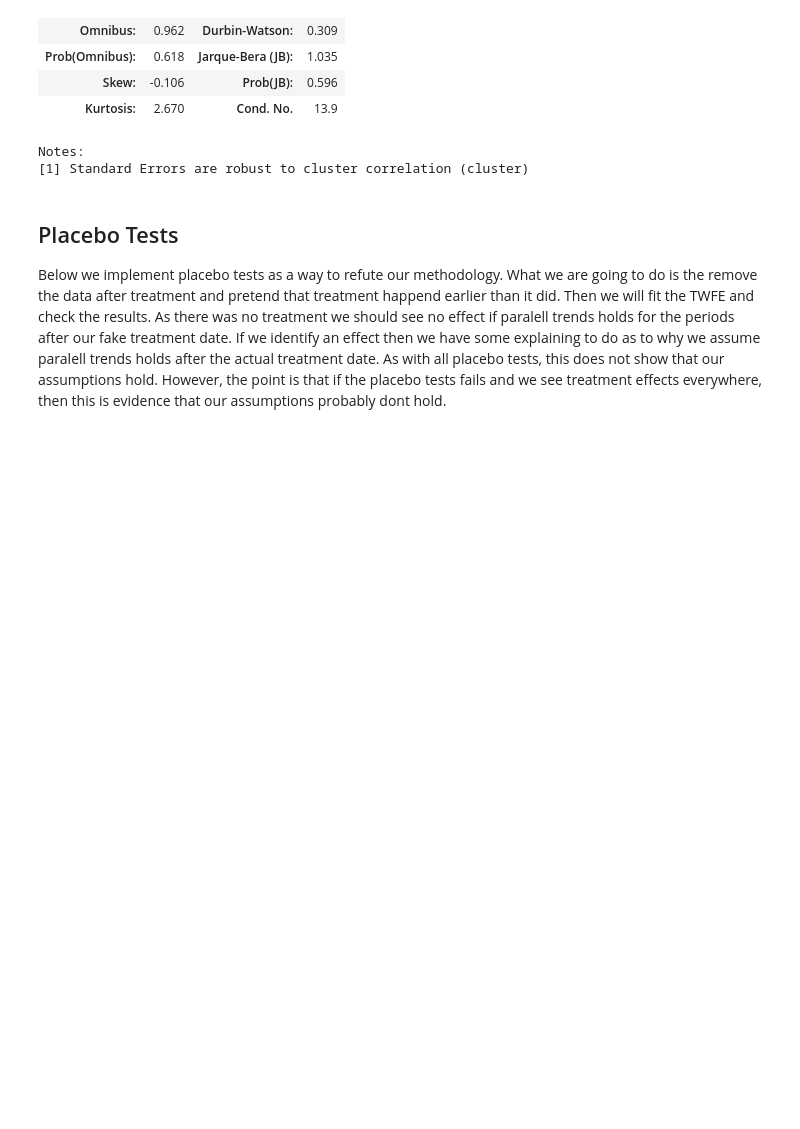
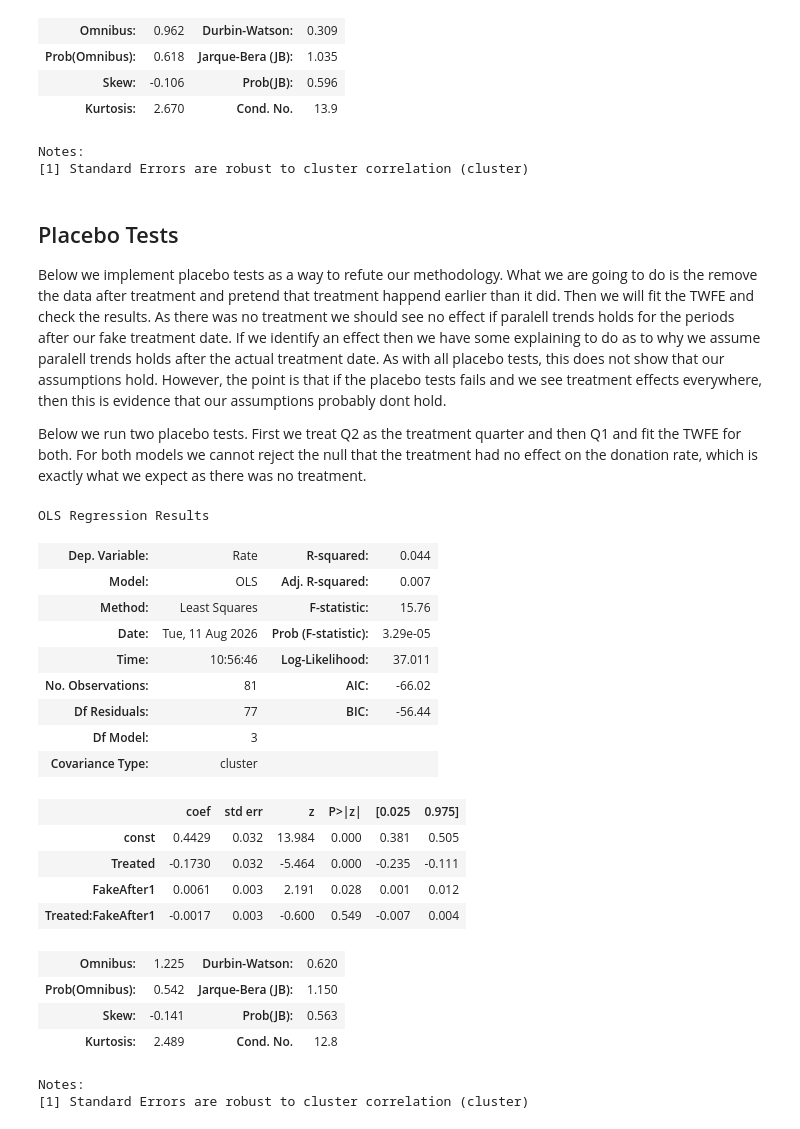
Before and after one commit to cainemerrick98/causal-inference, a Jupyter notebook: DiD-OrganDonation/notebook.ipynb, the cells around one changed output. Saved outputs shown, nothing was run; the diff lists cells and outputs as text; code cells hidden in the pictures; blank space fills up the shorter version.

```diff
--- a/DiD-OrganDonation/notebook.ipynb
+++ b/DiD-OrganDonation/notebook.ipynb
@@ -264,6 +264,8 @@ Notes:
 ## Placebo Tests
 
 Below we implement placebo tests as a way to refute our methodology. What we are going to do is the remove the data after treatment and pretend that treatment happend earlier than it did. Then we will fit the TWFE and check the results. As there was no treatment we should see no effect if paralell trends holds for the periods after our fake treatment date. If we identify an effect then we have some explaining to do as to why we assume paralell trends holds after the actual treatment date. As with all placebo tests, this does not show that our assumptions hold. However, the point is that if the placebo tests fails and we see treatment effects everywhere, then this is evidence that our assumptions probably dont hold.
+
+Below we run two placebo tests. First we treat Q2 as the treatment quarter and then Q1 and fit the TWFE for both. For both models we cannot reject the null that the treatment had no effect on the donation rate, which is exactly what we expect as there was no treatment.
 # %%
 placebo_df = pd.DataFrame({
     'Rate': df[df['Quarter_Num'] <= 3]['Rate'],
@@ -271,3 +273,30 @@ placebo_df = pd.DataFrame({
     'FakeAfter1': (df[df['Quarter_Num'] <= 3]['Quarter_Num'] > 2).astype(int),
     'FakeAfter2': (df[df['Quarter_Num'] <= 3]['Quarter_Num'] > 1).astype(int),
 })
+placebo_df['Treated:FakeAfter1'] = placebo_df['Treated'] * placebo_df['FakeAfter1']
+placebo_df['Treated:FakeAfter2'] = placebo_df['Treated'] * placebo_df['FakeAfter2']
+# %%
+placebo_test_1 = sm.OLS(placebo_df['Rate'], sm.add_constant(placebo_df[['Treated', 'FakeAfter1', 'Treated:FakeAfter1']])).fit(cov_type='cluster', cov_kwds={'groups': df[df['Quarter_Num'] <= 3]['State']})
+placebo_test_1.summary()
+# %% [output]
+OLS Regression Results
+| Dep. Variable: | Rate | R-squared: | 0.044 |
+| Model: | OLS | Adj. R-squared: | 0.007 |
+| Method: | Least Squares | F-statistic: | 15.76 |
+| Date: | Tue, 11 Aug 2026 | Prob (F-statistic): | 3.29e-05 |
+| Time: | 10:56:46 | Log-Likelihood: | 37.011 |
+| No. Observations: | 81 | AIC: | -66.02 |
+| Df Residuals: | 77 | BIC: | -56.44 |
+| Df Model: | 3 |  |  |
+| Covariance Type: | cluster |  |  |
+|  | coef | std err | z | P>|z| | [0.025 | 0.975] |
+| const | 0.4429 | 0.032 | 13.984 | 0.000 | 0.381 | 0.505 |
+| Treated | -0.1730 | 0.032 | -5.464 | 0.000 | -0.235 | -0.111 |
+| FakeAfter1 | 0.0061 | 0.003 | 2.191 | 0.028 | 0.001 | 0.012 |
+| Treated:FakeAfter1 | -0.0017 | 0.003 | -0.600 | 0.549 | -0.007 | 0.004 |
+| Omnibus: | 1.225 | Durbin-Watson: | 0.620 |
+| Prob(Omnibus): | 0.542 | Jarque-Bera (JB): | 1.150 |
+| Skew: | -0.141 | Prob(JB): | 0.563 |
+| Kurtosis: | 2.489 | Cond. No. | 12.8 |
+Notes:
+[1] Standard Errors are robust to cluster correlation (cluster)
```
Also changed, not shown: parts of 3 cells of this notebook.
